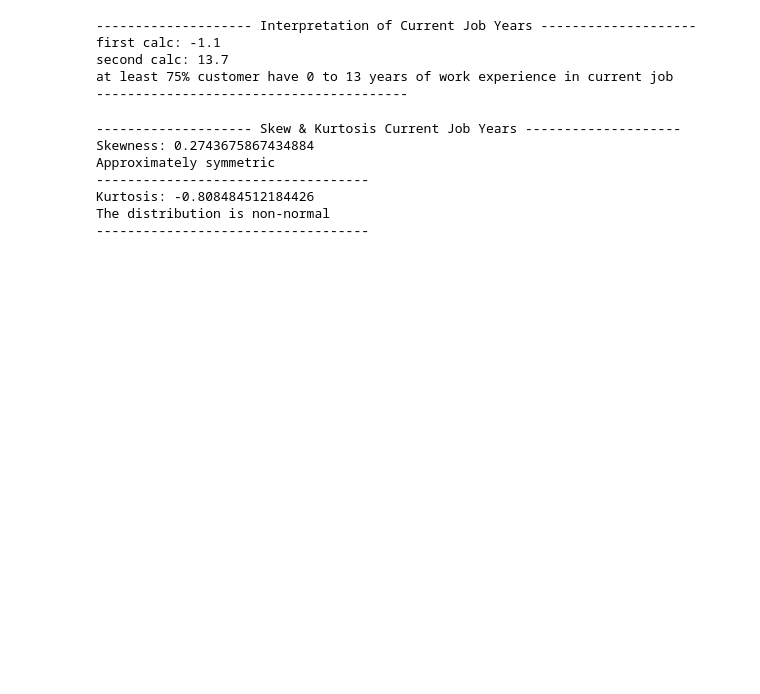
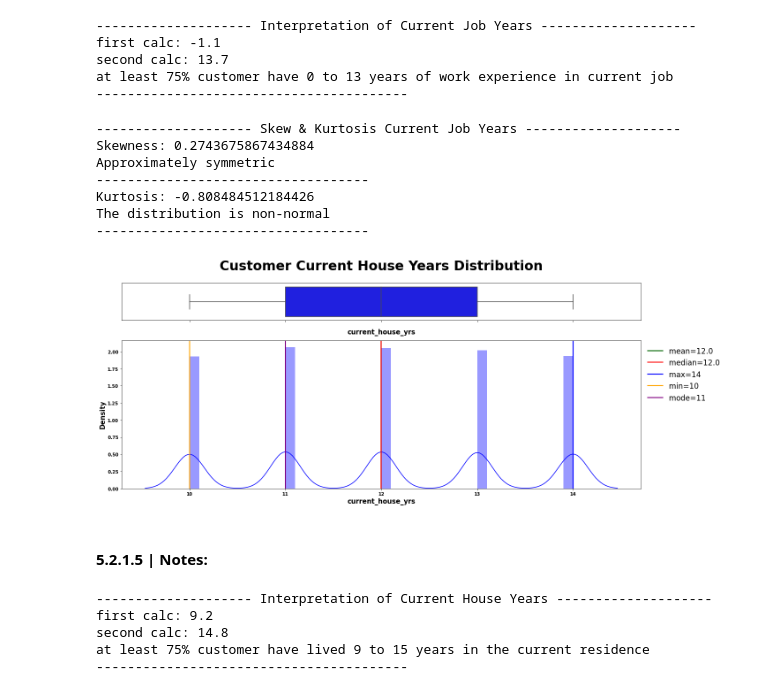
Before and after one commit to masete/Loan-Prediction-based-on-Customer-Behaviour, a Jupyter notebook: eda.ipynb, the cells around one changed output. Cells and saved outputs as stored; diff of their text form; code cells hidden in the pictures; blank space fills up the shorter version.

Commit message:
chebychev house yrs

```diff
--- a/eda.ipynb
+++ b/eda.ipynb
@@ -876,3 +876,20 @@ Approximately symmetric
 Kurtosis: -0.808484512184426
 The distribution is non-normal
 -----------------------------------
+# %%
+numerical_plotting(data=loan, col="current_house_yrs",
+                   title="Customer Current House Years Distribution",
+                   symb=" ", ylabel="Density", color="blue");
+# %% [output]
+[figure, added]
+# %% [markdown]
+#### 5.2.1.5 | Notes:
+# %%
+chebychev(loan.current_house_yrs, title="Current House Years",
+          interpret=f"at least 75% customer have lived 9 to 15 years in the current residence")
+# %% [output]
+-------------------- Interpretation of Current House Years --------------------
+first calc: 9.2
+second calc: 14.8
+at least 75% customer have lived 9 to 15 years in the current residence
+----------------------------------------
```
